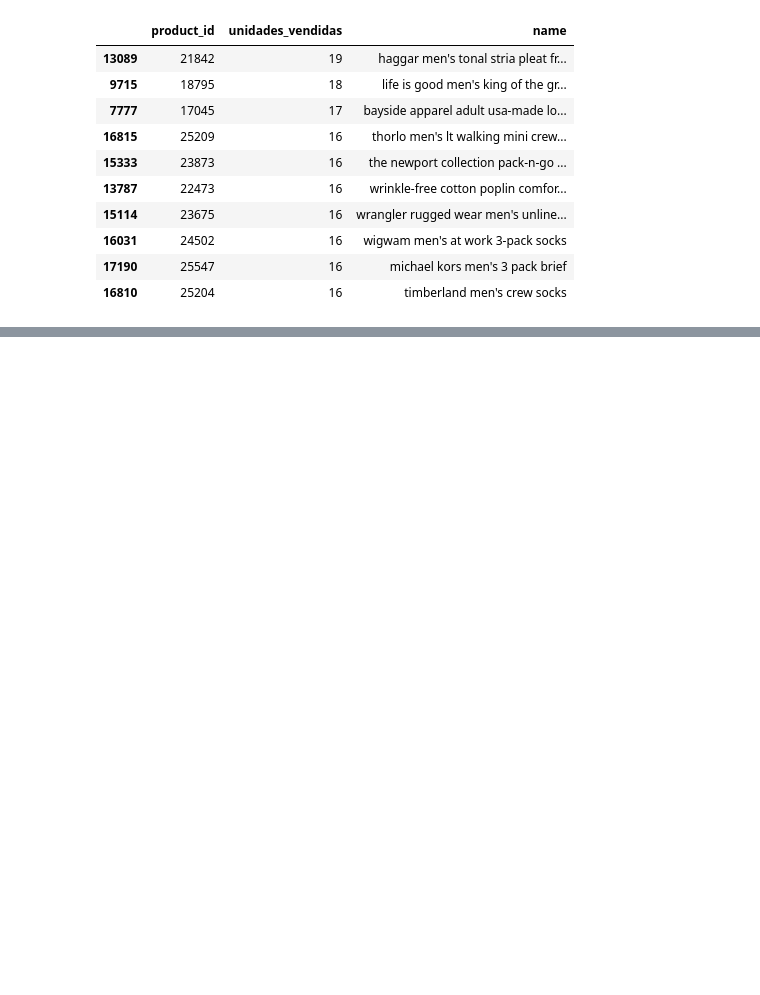
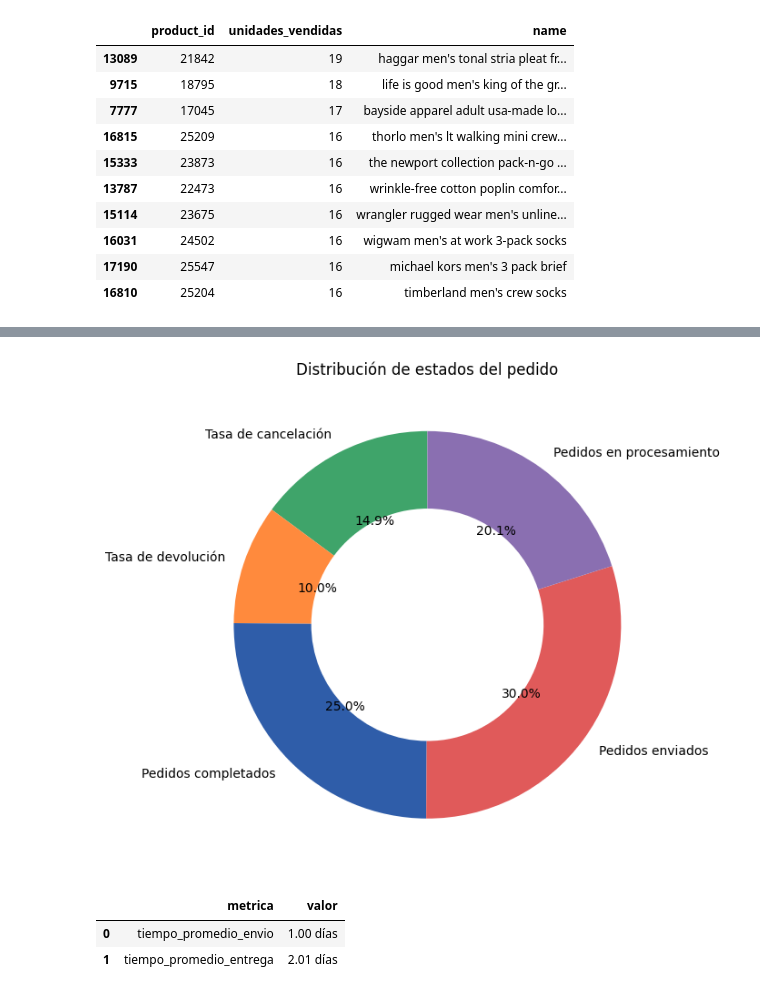
Before and after one commit to ecalderonf/master_DataAnalitics, a Jupyter notebook: modulo-09-proyecto-final/src/ecalderonf_proyecto_final.ipynb, the cells around one changed output, grey strips where cells are left out. Cells and saved outputs as stored; diff of their text form; code cells hidden in the pictures; blank space fills up the shorter version.

```diff
--- a/modulo-09-proyecto-final/src/ecalderonf_proyecto_final.ipynb
+++ b/modulo-09-proyecto-final/src/ecalderonf_proyecto_final.ipynb
@@ -1168,0 +1261,67 @@ df_top_vendidos.head(10)
+# %%
+
+# Métricas de estado del pedido
+
+# Datos desde tus objetos
+labels = [
+    "Tasa de cancelación",
+    "Tasa de devolución",
+    "Pedidos completados",
+    "Pedidos enviados",
+    "Pedidos en procesamiento"
+]
+
+vals = [
+    tasa_cancelacion,
+    tasa_devolucion,
+    porcentaje_completados,
+    porcentaje_shipped,
+    porcentaje_processing
+]
+
+# Colores aleatorios desde tu lista existente
+colores_usados = random.sample(colores, 5)
+
+plt.figure(figsize=(7,7))
+
+plt.pie(
+    vals,
+    labels=labels,
+    autopct='%1.1f%%',
+    startangle=90,
+    wedgeprops={'width': 0.4},
+    colors=colores_usados
+)
+
+plt.title("Distribución de estados del pedido")
+plt.tight_layout()
+plt.show()
+# %% [output]
+[figure, added]
+# %%
+# Métricas temporales básicas
+
+import pandas as pd
+
+resumen_metricas_temporales = {
+    "tiempo_promedio_envio": tiempo_promedio_envio,
+    "tiempo_promedio_entrega": tiempo_promedio_entrega
+}
+
+df_metricas_temporales = pd.DataFrame.from_dict(
+    resumen_metricas_temporales,
+    orient='index',
+    columns=['valor']
+)
+
+df_metricas_temporales.index.name = 'metrica'
+df_metricas_temporales.reset_index(inplace=True)
+
+# Formateo a 2 decimales, sin tocar el valor original
+df_metricas_temporales['valor'] = df_metricas_temporales['valor'].map(lambda x: f"{x:.2f} días")
+
+df_metricas_temporales
+# %% [output]
+|  | metrica | valor |
+| 0 | tiempo_promedio_envio | 1.00 días |
+| 1 | tiempo_promedio_entrega | 2.01 días |
```
Also changed, not shown: parts of 7 cells of this notebook.
